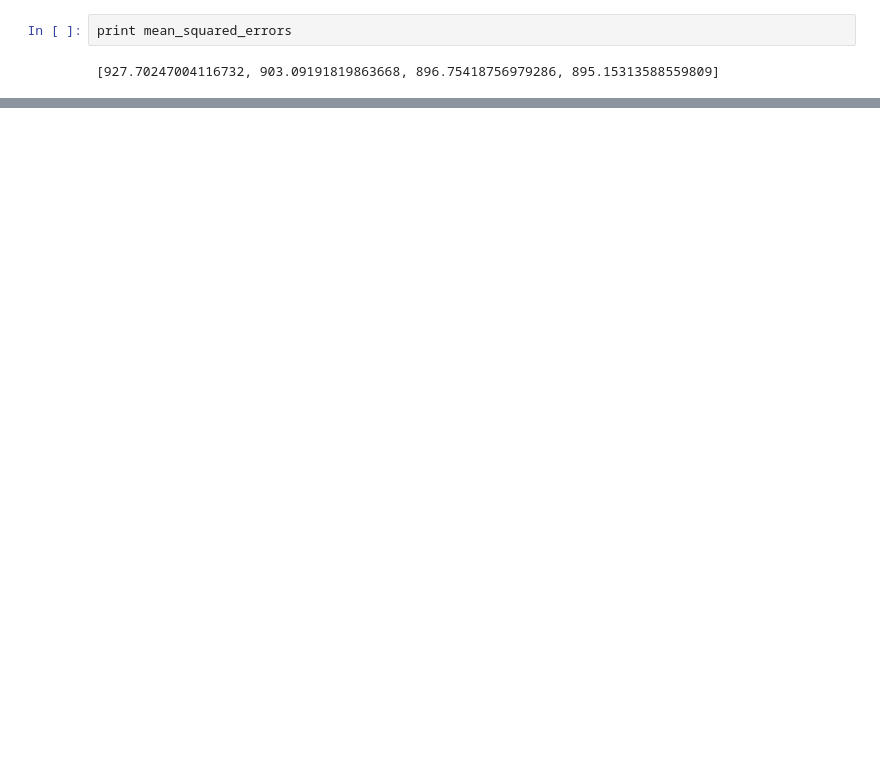
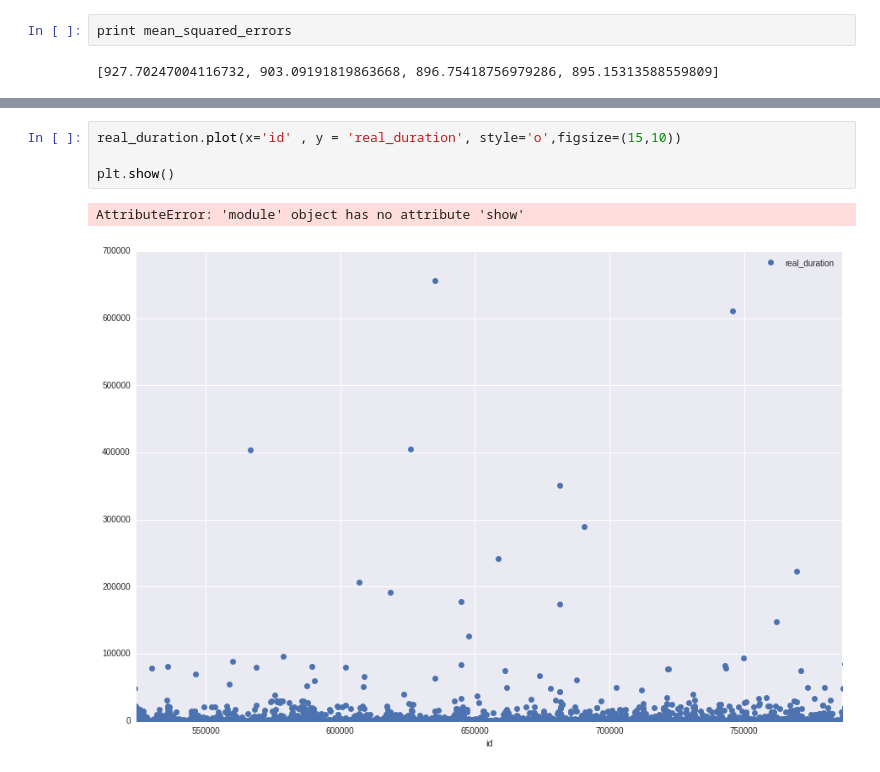
Before and after one commit to Gnahue/sanFranciscoBiclas, a Jupyter notebook: prediccion/modelo/notebooks/prediction vs cant_trees.ipynb, the cells around one changed output, grey strips where cells are left out. Drawn from its saved outputs; the diff is of its cells as text; blank space fills up the shorter version.

```diff
--- a/prediccion/modelo/notebooks/prediction vs cant_trees.ipynb
+++ b/prediccion/modelo/notebooks/prediction vs cant_trees.ipynb
@@ -116,0 +154,7 @@ plt.show()
+# %%
+real_duration.plot(x='id' , y = 'real_duration', style='o',figsize=(15,10))
+
+plt.show()
+# %% [output]
+AttributeError: 'module' object has no attribute 'show'
+[figure, added]
```
Also changed, not shown: parts of 10 cells of this notebook, 2 other files.
